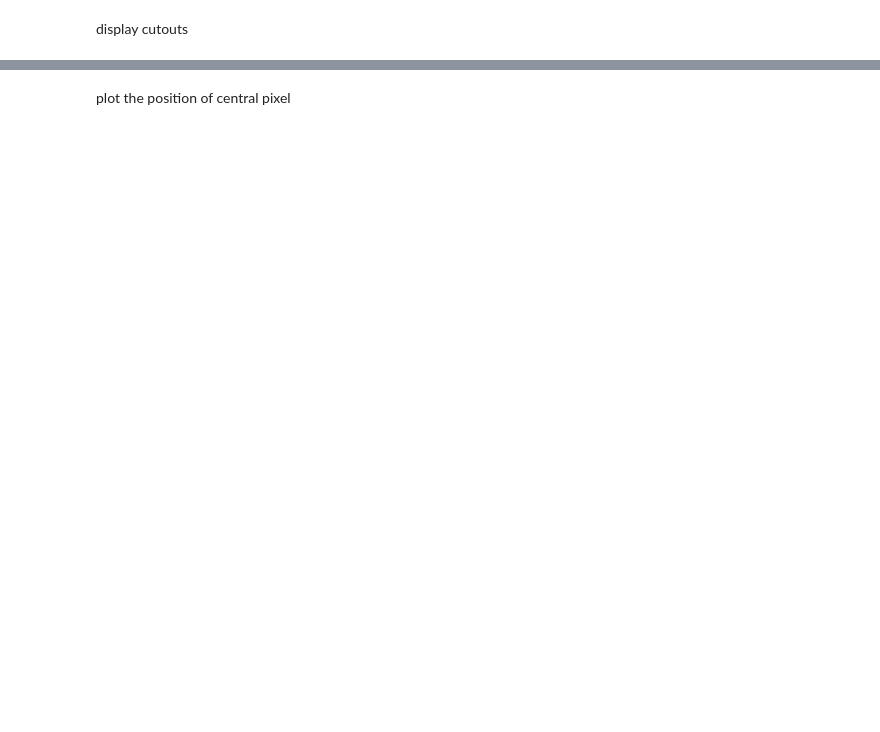
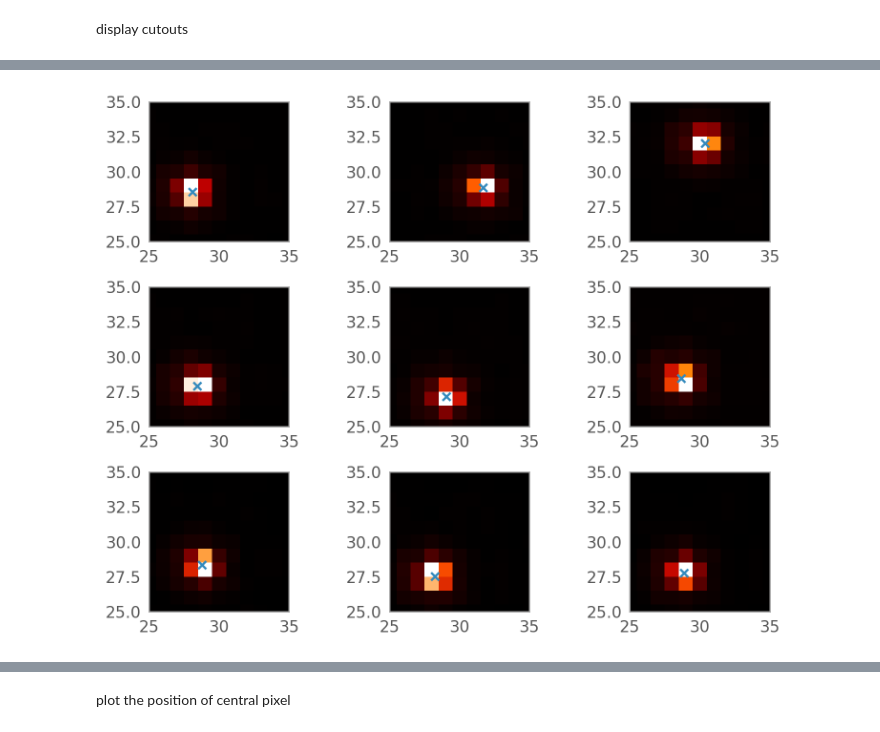
Before and after one commit to Chisen-Lupus/proper-dither, a Jupyter notebook: demo.ipynb, the cells around one changed output, grey strips where cells are left out. Cells and saved outputs as stored; diff of their text form; code cells hidden in the pictures; blank space fills up the shorter version.

```diff
--- a/demo.ipynb
+++ b/demo.ipynb
@@ -266,0 +323,18 @@ Set OBSGEO-H to 1540023708.650 from OBSGEO-[XYZ]'. [astropy.wcs.wcs]
+# %%
+fig, axs = plt.subplots(3, 3)
+axs = axs.flat
+
+for i in range(9):
+    with fits.open(cutout_paths[i]) as hdul:
+        data = hdul[1].data
+        axs[i].imshow(data)
+        axs[i].scatter(*centroids[i], marker='x')
+        axs[i].set_xlim(25, 35)
+        axs[i].set_ylim(25, 35)
+        axs[i].grid(False)
+
+agn_pixels = np.array(agn_pixels)
+
+plt.tight_layout()
+# %% [output]
+[figure, added]
```
Also changed, not shown: parts of 18 cells of this notebook.
